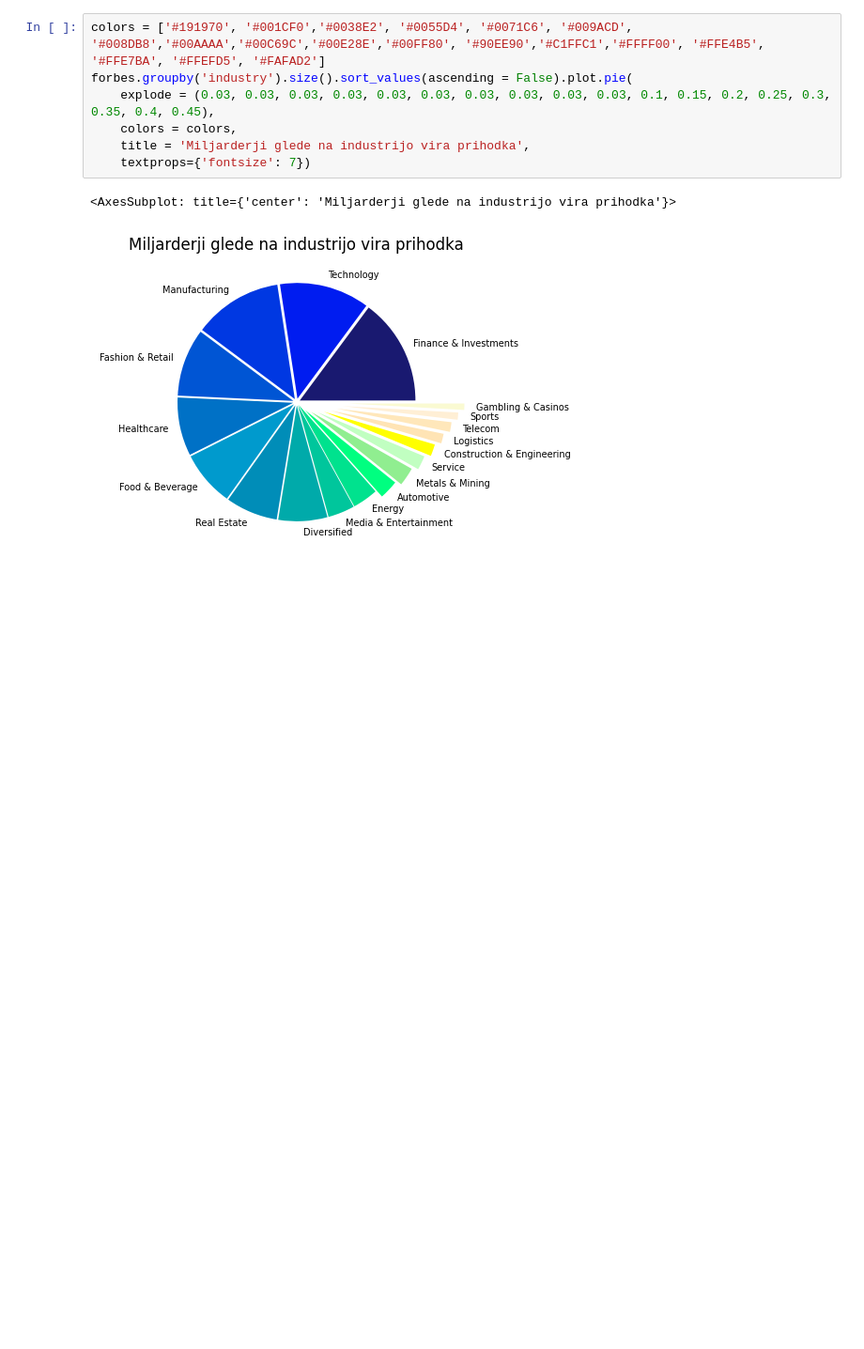
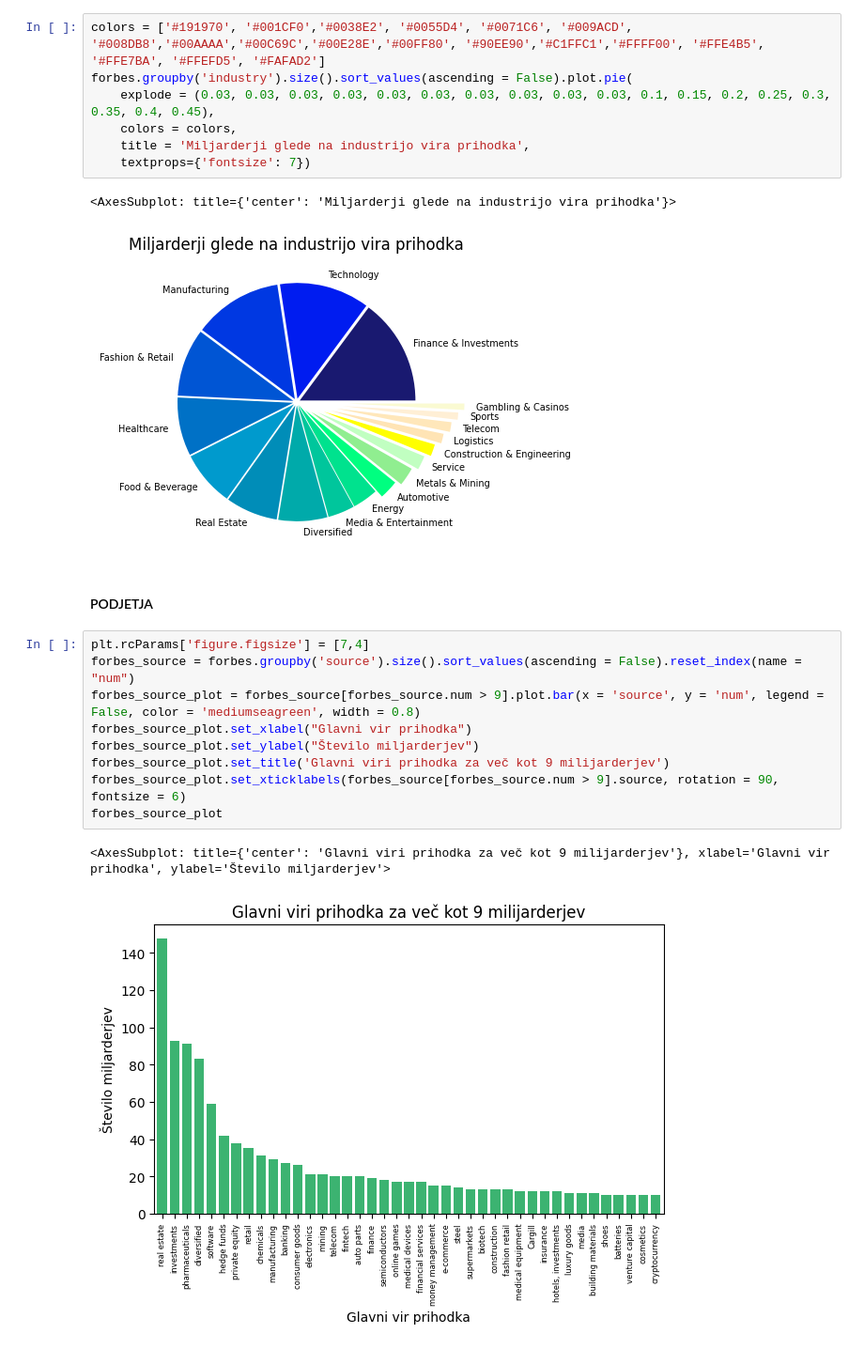
Before and after one commit to karolina-sa/Forbes-list-PROG1-projekt, a Jupyter notebook: analiza_Forbes_list.ipynb, the cells around one changed output. Shown: that part at 94% size. Saved outputs shown, nothing was run; the diff lists cells and outputs as text; blank space fills up the shorter version.

Commit message:
Plot: glavni vir prihodka

```diff
--- a/analiza_Forbes_list.ipynb
+++ b/analiza_Forbes_list.ipynb
@@ -153,3 +151,17 @@ forbes.groupby('industry').size().sort_values(ascending = False).plot.pie(
 # %% [output]
 <AxesSubplot: title={'center': 'Miljarderji glede na industrijo vira prihodka'}>
 [figure]
+# %% [markdown]
+<h4>PODJETJA</h4>
+# %%
+plt.rcParams['figure.figsize'] = [7,4]
+forbes_source = forbes.groupby('source').size().sort_values(ascending = False).reset_index(name = "num")
+forbes_source_plot = forbes_source[forbes_source.num > 9].plot.bar(x = 'source', y = 'num', legend = False, color = 'mediumseagreen', width = 0.8)
+forbes_source_plot.set_xlabel("Glavni vir prihodka")
+forbes_source_plot.set_ylabel("Število miljarderjev")
+forbes_source_plot.set_title('Glavni viri prihodka za več kot 9 milijarderjev')
+forbes_source_plot.set_xticklabels(forbes_source[forbes_source.num > 9].source, rotation = 90, fontsize = 6)
+forbes_source_plot
+# %% [output]
+<AxesSubplot: title={'center': 'Glavni viri prihodka za več kot 9 milijarderjev'}, xlabel='Glavni vir prihodka', ylabel='Število miljarderjev'>
+[figure, added]
```
Also changed, not shown: parts of 2 cells of this notebook.
